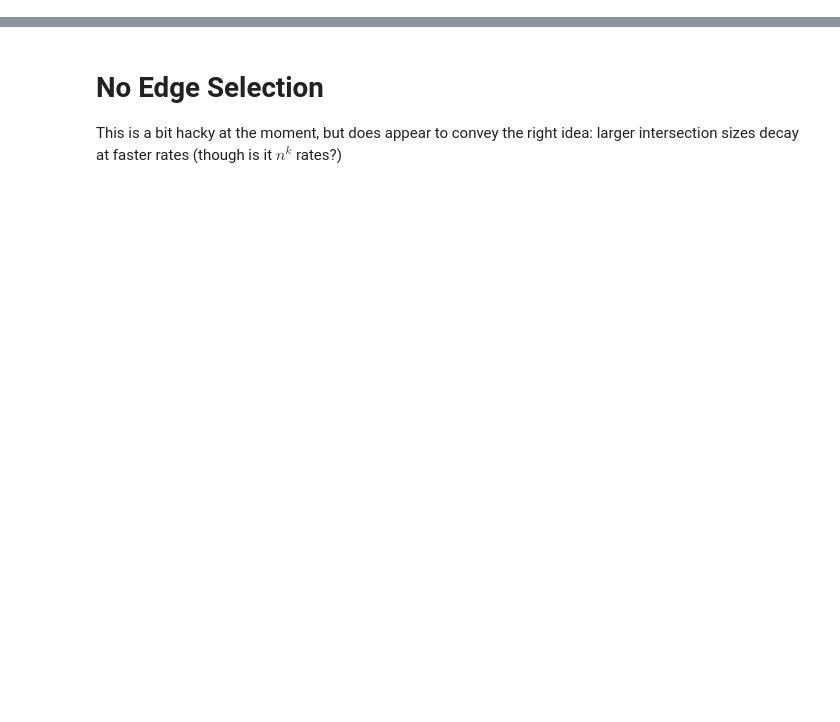
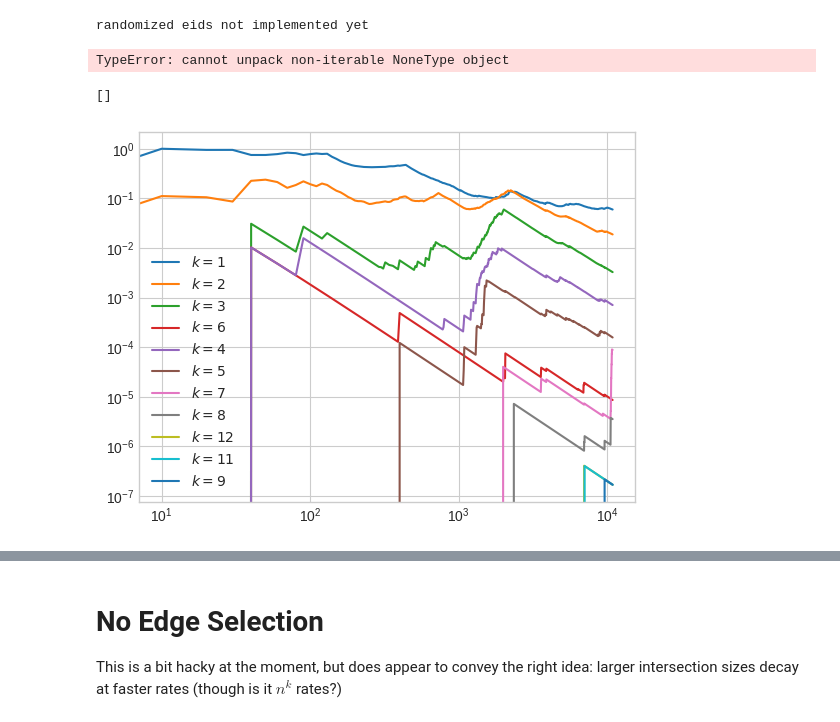
Before and after one commit to hexie1995/HyperGraph, a Jupyter notebook: code/edge-intersections.ipynb, the cells around one changed output, grey strips where cells are left out. Drawn from its saved outputs; the diff is of its cells as text; code cells hidden in the pictures; blank space fills up the shorter version.

```diff
--- a/code/edge-intersections.ipynb
+++ b/code/edge-intersections.ipynb
@@ -6,0 +43,15 @@ import xgi
+# %%
+interval = 10
+D, timesteps = GH.intersection_profile(randomize_eids = False, interval = interval)
+# %% [output]
+randomized eids not implemented yet
+TypeError: cannot unpack non-iterable NoneType object
+# %%
+for k in D:
+    plt.plot(timesteps, D[k], label = rf"$k = {k}$")
+
+plt.legend()
+plt.loglog()
+# %% [output]
+[]
+[figure, added]
```
Also changed, not shown: parts of 14 cells of this notebook, 1 other file.
